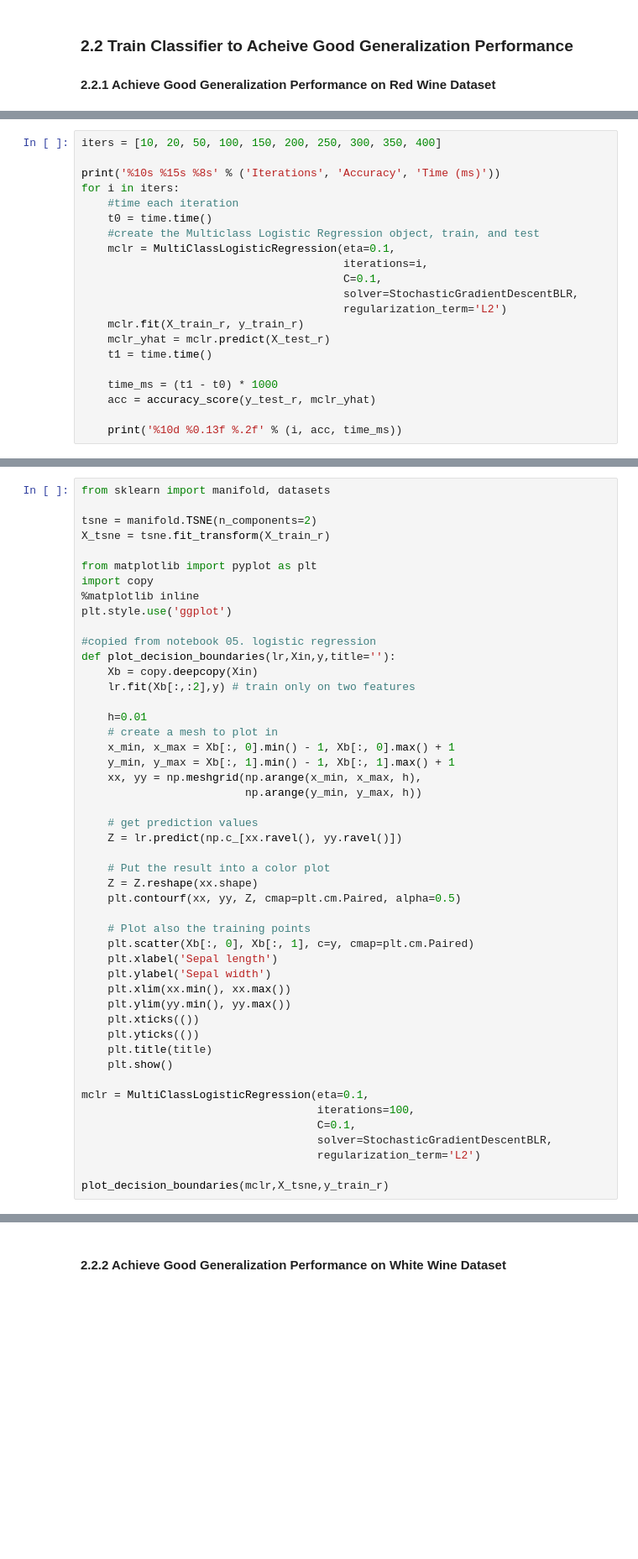
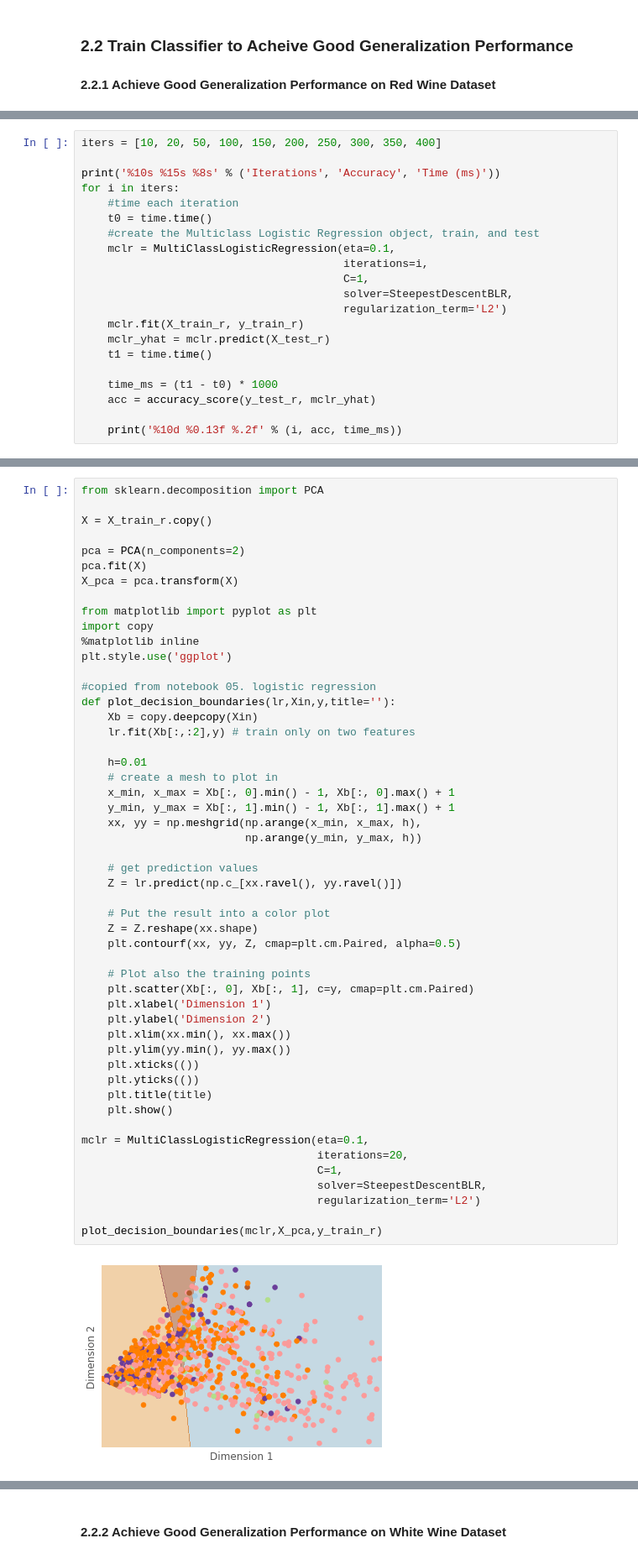
Before and after one commit to harrisonnoble/ml-projects, a Jupyter notebook: Lab 3/Lab 3.ipynb, the cells around one changed output, grey strips where cells are left out. Shown at 84% size. Saved outputs shown, nothing was run; the diff lists cells and outputs as text; blank space fills up the shorter version.

```diff
--- a/Lab 3/Lab 3.ipynb
+++ b/Lab 3/Lab 3.ipynb
@@ -411,8 +408,8 @@ for i in iters:
     #create the Multiclass Logistic Regression object, train, and test
     mclr = MultiClassLogisticRegression(eta=0.1,
                                         iterations=i,
-                                        C=0.1,
-                                        solver=StochasticGradientDescentBLR,
+                                        C=1,
+                                        solver=SteepestDescentBLR,
                                         regularization_term='L2')
     mclr.fit(X_train_r, y_train_r)
     mclr_yhat = mclr.predict(X_test_r)
@@ -439,8 +436,11 @@ Look at that! Using 100 iterations this model was able to achieve 44% accuracy w
 # %%
-from sklearn import manifold, datasets
+from sklearn.decomposition import PCA
 
-tsne = manifold.TSNE(n_components=2)
-X_tsne = tsne.fit_transform(X_train_r)
+X = X_train_r.copy()
+
+pca = PCA(n_components=2)
+pca.fit(X)
+X_pca = pca.transform(X)
 
 from matplotlib import pyplot as plt
 import copy
@@ -451,36 +451,38 @@ plt.style.use('ggplot')
 def plot_decision_boundaries(lr,Xin,y,title=''):
     Xb = copy.deepcopy(Xin)
     lr.fit(Xb[:,:2],y) # train only on two features
 
     h=0.01
     # create a mesh to plot in
     x_min, x_max = Xb[:, 0].min() - 1, Xb[:, 0].max() + 1
     y_min, y_max = Xb[:, 1].min() - 1, Xb[:, 1].max() + 1
     xx, yy = np.meshgrid(np.arange(x_min, x_max, h),
                          np.arange(y_min, y_max, h))
 
     # get prediction values
     Z = lr.predict(np.c_[xx.ravel(), yy.ravel()])
 
     # Put the result into a color plot
     Z = Z.reshape(xx.shape)
     plt.contourf(xx, yy, Z, cmap=plt.cm.Paired, alpha=0.5)
 
     # Plot also the training points
     plt.scatter(Xb[:, 0], Xb[:, 1], c=y, cmap=plt.cm.Paired)
-    plt.xlabel('Sepal length')
-    plt.ylabel('Sepal width')
+    plt.xlabel('Dimension 1')
+    plt.ylabel('Dimension 2')
     plt.xlim(xx.min(), xx.max())
     plt.ylim(yy.min(), yy.max())
     plt.xticks(())
     plt.yticks(())
     plt.title(title)
     plt.show()
 
 mclr = MultiClassLogisticRegression(eta=0.1,
-                                    iterations=100,
-                                    C=0.1,
-                                    solver=StochasticGradientDescentBLR,
+                                    iterations=20,
+                                    C=1,
+                                    solver=SteepestDescentBLR,
                                     regularization_term='L2')
 
-plot_decision_boundaries(mclr,X_tsne,y_train_r)
+plot_decision_boundaries(mclr,X_pca,y_train_r)
+# %% [output]
+[figure, added]
```
Also changed, not shown: parts of 19 cells of this notebook.
